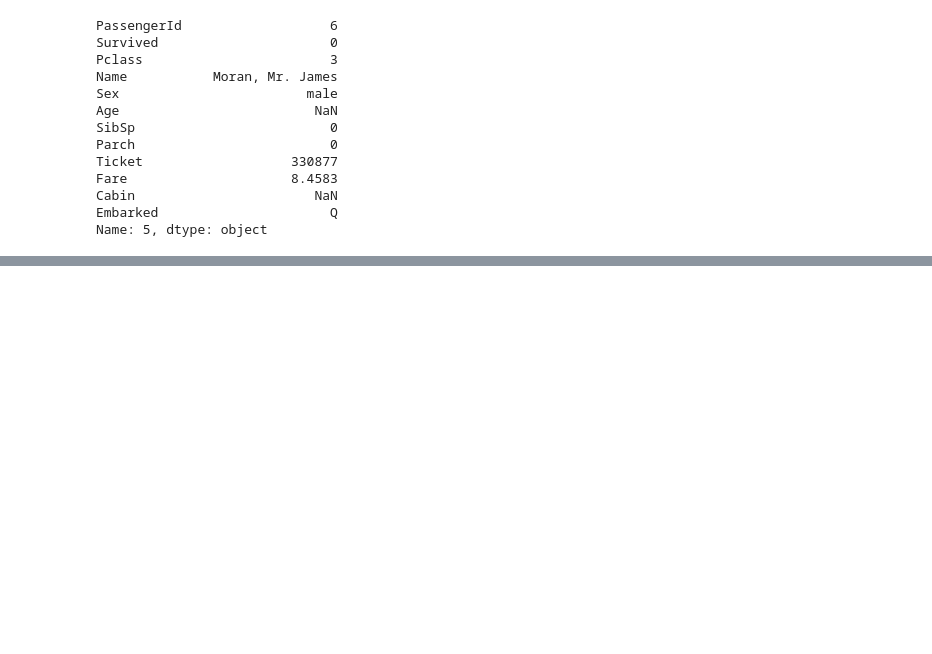
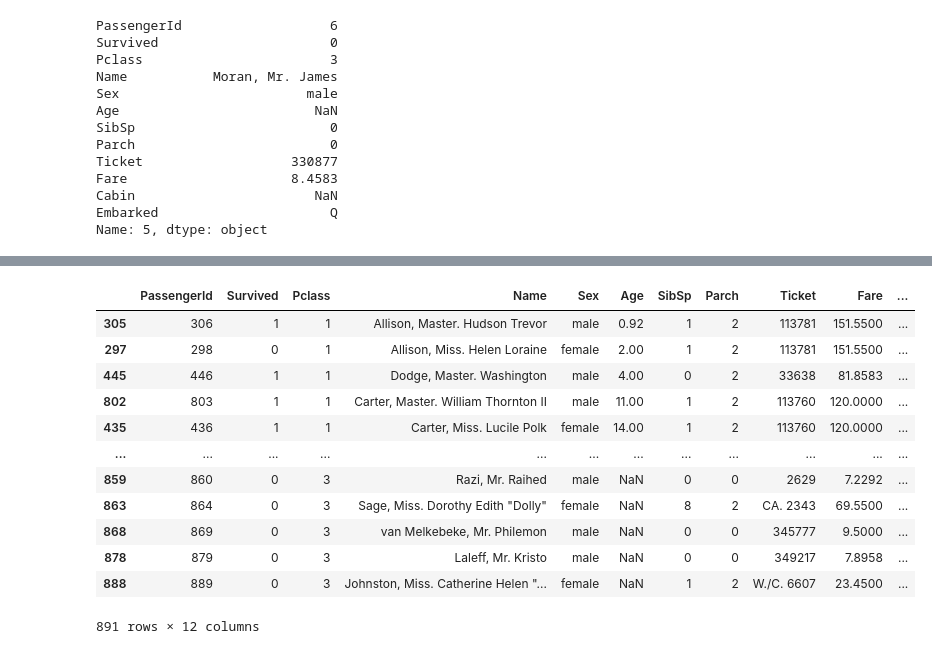
Before and after one commit to Ambily313/Titanic-Pandas-EDA, a Jupyter notebook: Titanic_Eda.ipynb, the cells around one changed output, grey strips where cells are left out. Saved outputs shown, nothing was run; the diff lists cells and outputs as text; code cells hidden in the pictures; blank space fills up the shorter version.

```diff
--- a/Titanic_Eda.ipynb
+++ b/Titanic_Eda.ipynb
@@ -351,0 +388,17 @@ Name: 5, dtype: object
+# %%
+# Sort by 'Pclass' and then by 'Age'.
+df.sort_values(['Pclass','Age'])
+# %% [output]
+|  | PassengerId | Survived | Pclass | Name | Sex | Age | SibSp | Parch | Ticket | Fare | ... |
+| 305 | 306 | 1 | 1 | Allison, Master. Hudson Trevor | male | 0.92 | 1 | 2 | 113781 | 151.5500 | ... |
+| 297 | 298 | 0 | 1 | Allison, Miss. Helen Loraine | female | 2.00 | 1 | 2 | 113781 | 151.5500 | ... |
+| 445 | 446 | 1 | 1 | Dodge, Master. Washington | male | 4.00 | 0 | 2 | 33638 | 81.8583 | ... |
+| 802 | 803 | 1 | 1 | Carter, Master. William Thornton II | male | 11.00 | 1 | 2 | 113760 | 120.0000 | ... |
+| 435 | 436 | 1 | 1 | Carter, Miss. Lucile Polk | female | 14.00 | 1 | 2 | 113760 | 120.0000 | ... |
+| ... | ... | ... | ... | ... | ... | ... | ... | ... | ... | ... | ... |
+| 859 | 860 | 0 | 3 | Razi, Mr. Raihed | male | NaN | 0 | 0 | 2629 | 7.2292 | ... |
+| 863 | 864 | 0 | 3 | Sage, Miss. Dorothy Edith "Dolly" | female | NaN | 8 | 2 | CA. 2343 | 69.5500 | ... |
+| 868 | 869 | 0 | 3 | van Melkebeke, Mr. Philemon | male | NaN | 0 | 0 | 345777 | 9.5000 | ... |
+| 878 | 879 | 0 | 3 | Laleff, Mr. Kristo | male | NaN | 0 | 0 | 349217 | 7.8958 | ... |
+| 888 | 889 | 0 | 3 | Johnston, Miss. Catherine Helen "... | female | NaN | 1 | 2 | W./C. 6607 | 23.4500 | ... |
+891 rows × 12 columns
```
Also changed, not shown: parts of 26 cells of this notebook.
